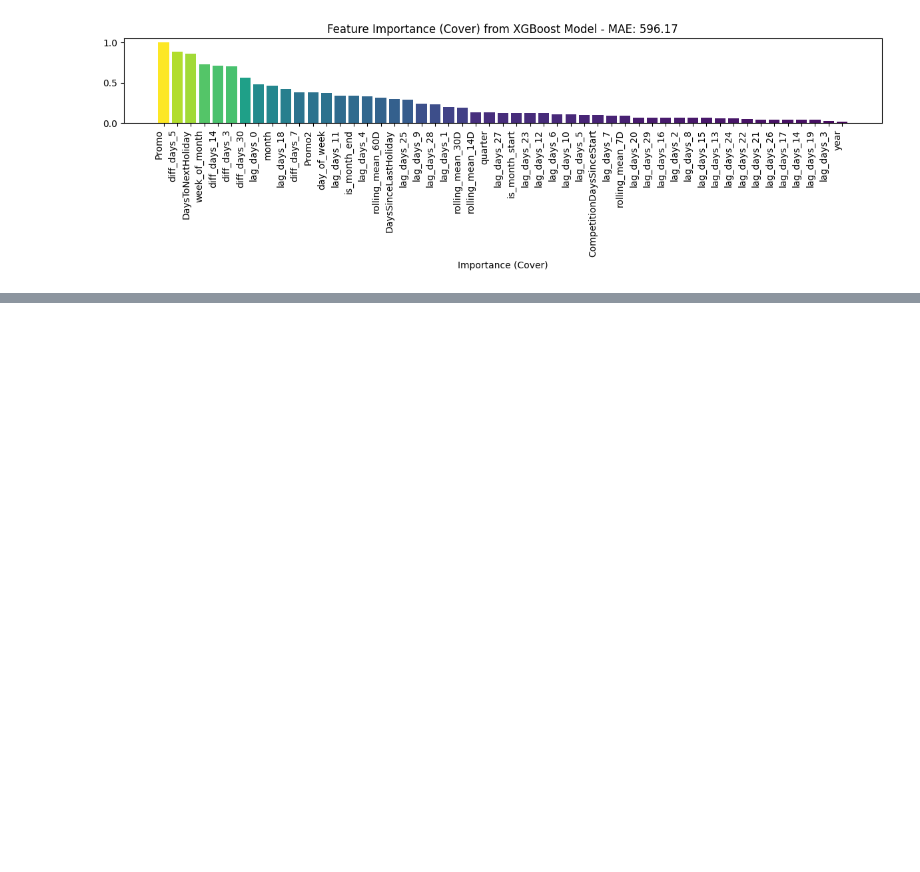
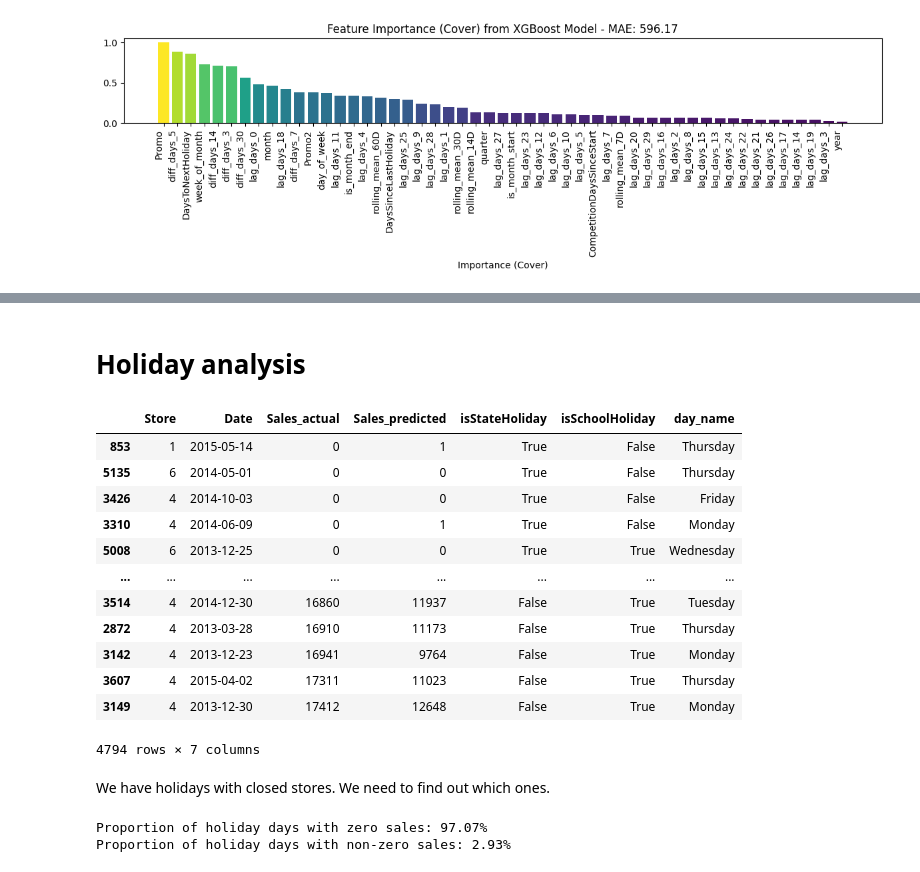
Before and after one commit to Miltos-90/Rossmann_Store_Sales_Forecasting, a Jupyter notebook: test_pipeline.ipynb, the cells around one changed output, grey strips where cells are left out. Cells and saved outputs as stored; diff of their text form; code cells hidden in the pictures; blank space fills up the shorter version.

Commit message:
analysis of holidays

```diff
--- a/test_pipeline.ipynb
+++ b/test_pipeline.ipynb
@@ -157,7 +157,3 @@ preds = trf.inverse_transform(preds)
 # %%
 actuals = set_closed_to_zero(df).set_index(['Store', 'Date'])['Sales']
 results = pd.merge(actuals, preds, left_index=True, right_index=True, suffixes=('_actual', '_predicted'))
-# %%
-gg = results.merge(df.set_index(['Store', 'Date'])[['isStateHoliday', 'isSchoolHoliday']], left_on=['Store', 'Date'], right_index=True)
-gg['Day name'] = gg.index.get_level_values('Date').day_name()
-gg.loc[gg['isStateHoliday'], :]
@@ -240,0 +220,24 @@ plt.tight_layout(rect=[0, 0.03, 1, 0.95])  # Adjust layout to make room for the
+# %% [markdown]
+# Holiday analysis
+# %%
+holidays = df[['Store', 'Date', 'isStateHoliday', 'isSchoolHoliday']]
+res = results.reset_index().merge(holidays, on=['Store', 'Date'], how='left').sort_values(by=['Store', 'Date'])
+res['day_name'] = res['Date'].apply(lambda x: pd.to_datetime(x).day_name())
+
+res.loc[res['day_name'] != 'Sunday'].sort_values(by=['Sales_actual'])
+# %% [output]
+|  | Store | Date | Sales_actual | Sales_predicted | isStateHoliday | isSchoolHoliday | day_name |
+| 853 | 1 | 2015-05-14 | 0 | 1 | True | False | Thursday |
+| 5135 | 6 | 2014-05-01 | 0 | 0 | True | False | Thursday |
+| 3426 | 4 | 2014-10-03 | 0 | 0 | True | False | Friday |
+| 3310 | 4 | 2014-06-09 | 0 | 1 | True | False | Monday |
+| 5008 | 6 | 2013-12-25 | 0 | 0 | True | True | Wednesday |
+| ... | ... | ... | ... | ... | ... | ... | ... |
+| 3514 | 4 | 2014-12-30 | 16860 | 11937 | False | True | Tuesday |
+| 2872 | 4 | 2013-03-28 | 16910 | 11173 | False | True | Thursday |
+| 3142 | 4 | 2013-12-23 | 16941 | 9764 | False | True | Monday |
+| 3607 | 4 | 2015-04-02 | 17311 | 11023 | False | True | Thursday |
+| 3149 | 4 | 2013-12-30 | 17412 | 12648 | False | True | Monday |
+4794 rows × 7 columns
+# %% [markdown]
+We have holidays with closed stores. We need to find out which ones.
@@ -240,0 +254,8 @@ plt.tight_layout(rect=[0, 0.03, 1, 0.95])  # Adjust layout to make room for the
+# %%
+pdz = (hdf_all['Sales'] == 0).sum() / len(hdf_all) * 100 # Proportion of holiday days with zero sales
+print(f"Proportion of holiday days with zero sales: {pdz:.2f}%")
+pdnz = (hdf_all['Sales'] > 0).sum() / len(hdf_all) * 100 # Proportion of holiday days with non-zero sales
+print(f"Proportion of holiday days with non-zero sales: {pdnz:.2f}%")
+# %% [output]
+Proportion of holiday days with zero sales: 97.07%
+Proportion of holiday days with non-zero sales: 2.93%
```
Also changed, not shown: parts of 6 cells of this notebook.
